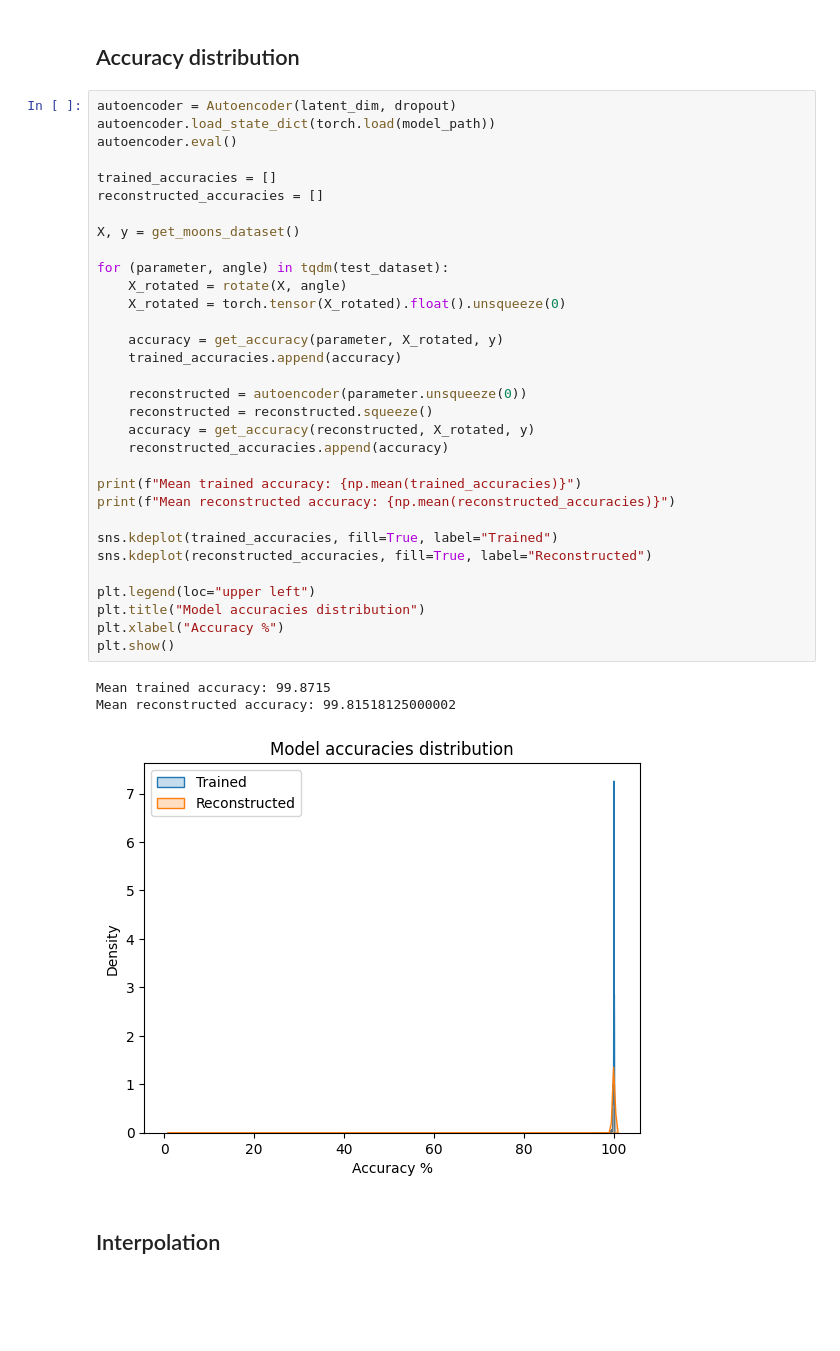
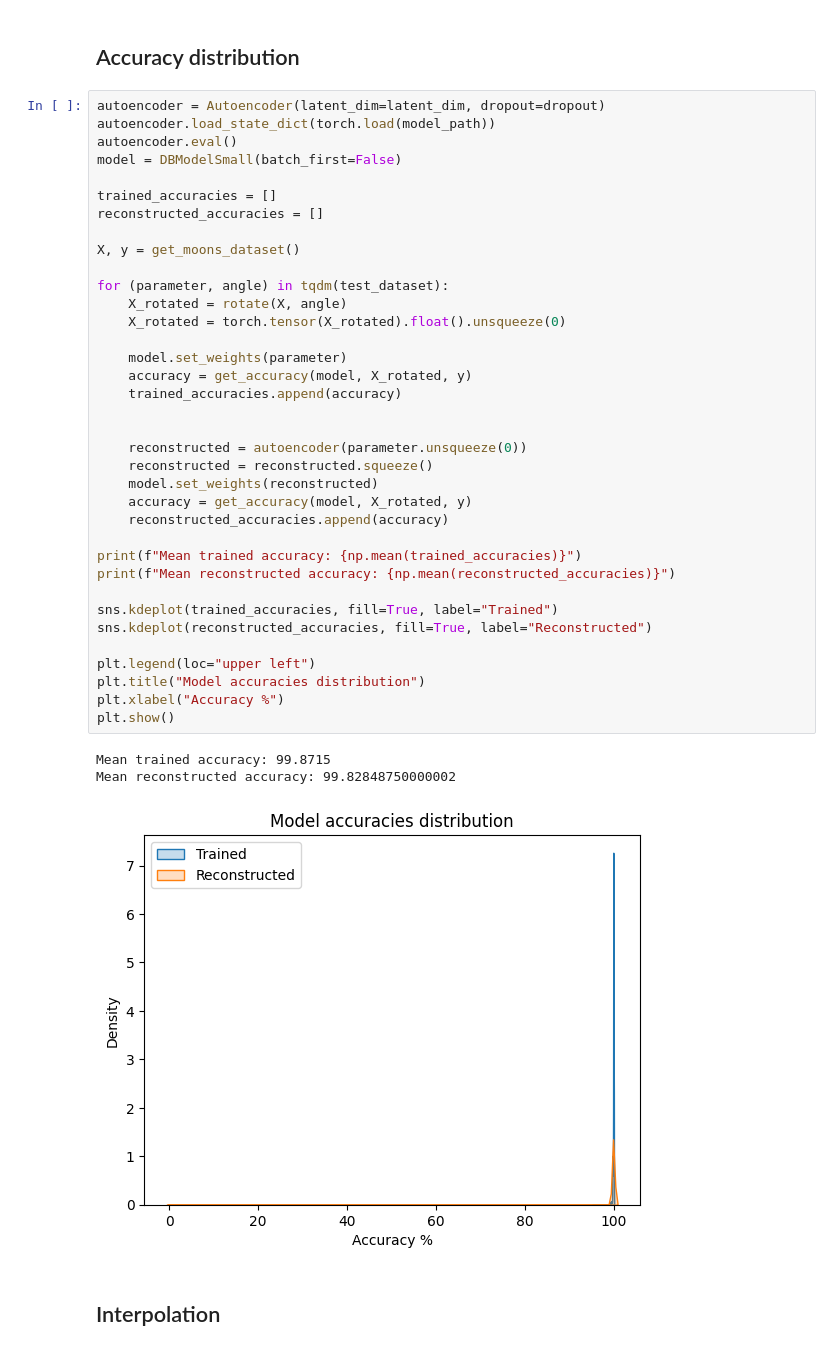
Before and after one commit to IDavron/exploring-neural-networks-weight-space, a Jupyter notebook: notebooks/models/autoencoder_dbloss.ipynb, the cells around one changed output. Saved outputs shown, nothing was run; the diff lists cells and outputs as text; blank space fills up the shorter version.

```diff
--- a/notebooks/models/autoencoder_dbloss.ipynb
+++ b/notebooks/models/autoencoder_dbloss.ipynb
@@ -223,41 +187,45 @@ tensor(0)
 # %% [markdown]
 ## Accuracy distribution
 # %%
-autoencoder = Autoencoder(latent_dim, dropout)
+autoencoder = Autoencoder(latent_dim=latent_dim, dropout=dropout)
 autoencoder.load_state_dict(torch.load(model_path))
 autoencoder.eval()
+model = DBModelSmall(batch_first=False)
 
 trained_accuracies = []
 reconstructed_accuracies = []
 
 X, y = get_moons_dataset()
 
 for (parameter, angle) in tqdm(test_dataset):
     X_rotated = rotate(X, angle)
     X_rotated = torch.tensor(X_rotated).float().unsqueeze(0)
 
-    accuracy = get_accuracy(parameter, X_rotated, y)
+    model.set_weights(parameter)
+    accuracy = get_accuracy(model, X_rotated, y)
     trained_accuracies.append(accuracy)
+
 
     reconstructed = autoencoder(parameter.unsqueeze(0))
     reconstructed = reconstructed.squeeze()
-    accuracy = get_accuracy(reconstructed, X_rotated, y)
+    model.set_weights(reconstructed)
+    accuracy = get_accuracy(model, X_rotated, y)
     reconstructed_accuracies.append(accuracy)
 
 print(f"Mean trained accuracy: {np.mean(trained_accuracies)}")
 print(f"Mean reconstructed accuracy: {np.mean(reconstructed_accuracies)}")
 
 sns.kdeplot(trained_accuracies, fill=True, label="Trained")
 sns.kdeplot(reconstructed_accuracies, fill=True, label="Reconstructed")
 
 plt.legend(loc="upper left")
 plt.title("Model accuracies distribution")
 plt.xlabel("Accuracy %")
 plt.show()
 # %% [output]
 Mean trained accuracy: 99.8715
-Mean reconstructed accuracy: 99.81518125000002
+Mean reconstructed accuracy: 99.82848750000002
-[figure, old version]
+[figure, new version]
 # %% [markdown]
 ## Interpolation
 # %%
```
Also changed, not shown: parts of 13 cells of this notebook, 18 other files.
